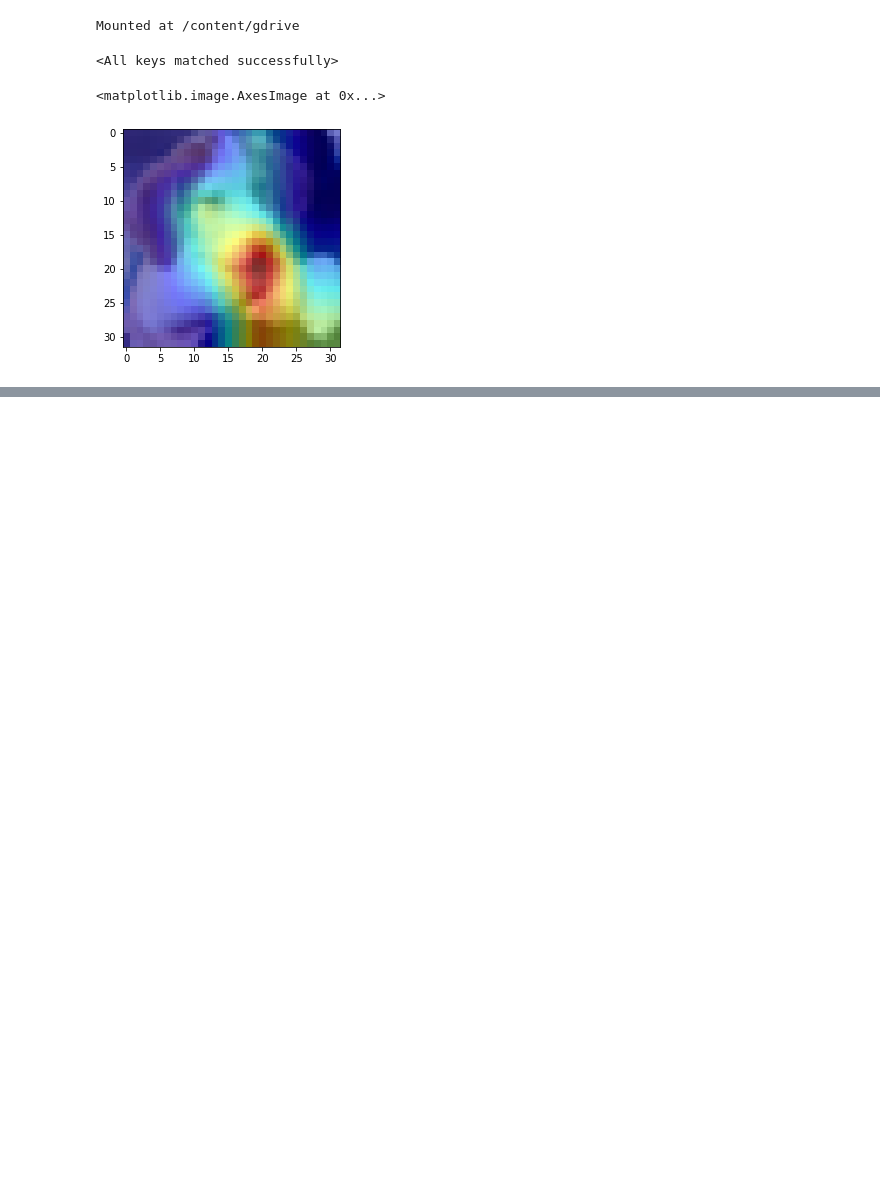
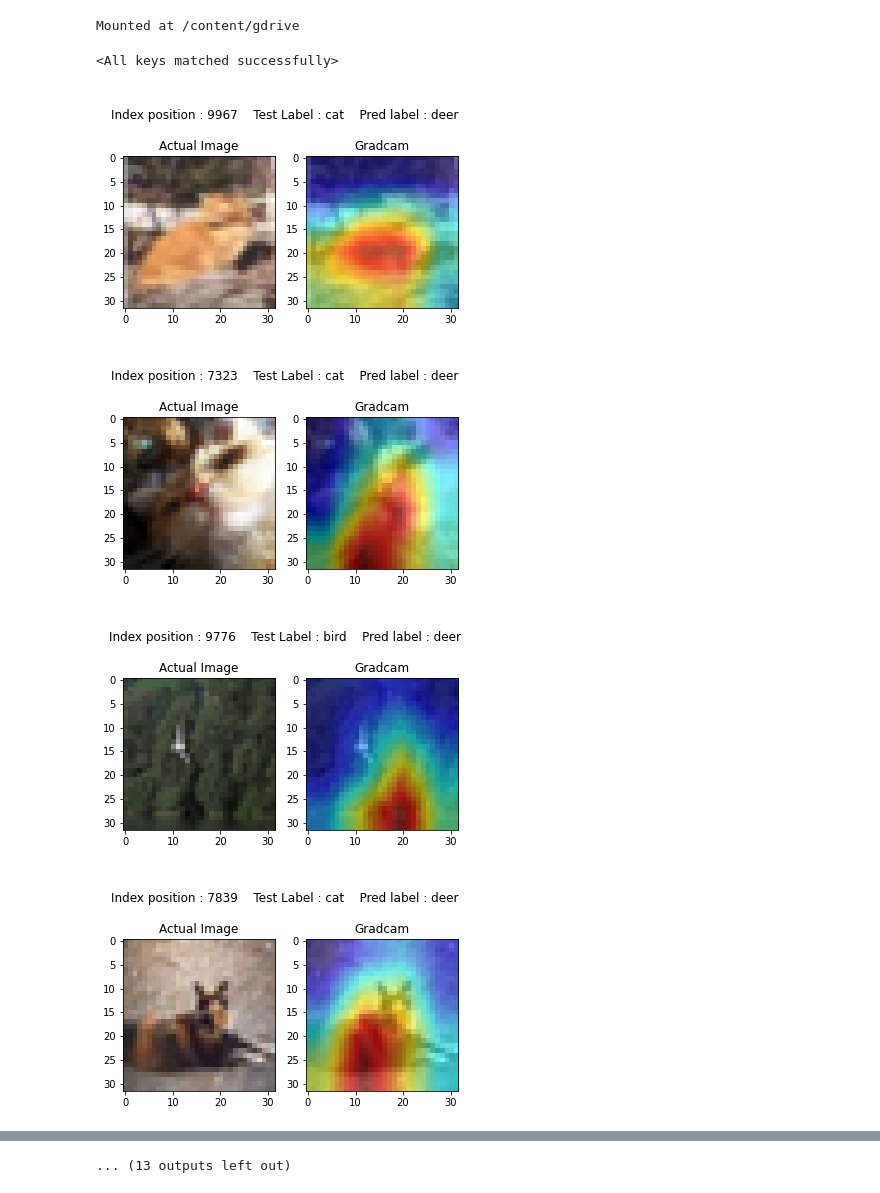
Before and after one commit to bikash-bhoi/eva4, a Jupyter notebook: Session10/Session_10_CIFAR_gradcam.ipynb, the cells around one changed output, grey strips where cells are left out. Drawn from its saved outputs; the diff is of its cells as text; code cells hidden in the pictures; blank space fills up the shorter version.

```diff
--- a/Session10/Session_10_CIFAR_gradcam.ipynb
+++ b/Session10/Session_10_CIFAR_gradcam.ipynb
@@ -192,16 +193,15 @@ model.load_state_dict(torch.load(PATH))
 # %% [output]
 Mounted at /content/gdrive
 <All keys matched successfully>
-# %%
-
-from utils.gradcam import grad_cam
-img=testset.data[16]
-layer= 'layer4'
-
-cam = grad_cam(img, model, layer)
-cam = torch.stack(cam)[4]
-cam = np.transpose(cam, (1, 2, 0))
-plt.imshow(cam)
-# %% [output]
-<matplotlib.image.AxesImage at 0x...>
-[figure, removed]
+# %%
+device= 'cuda' if torch.cuda.is_available() else 'cpu'
+pred = predict(model,device,test_loader)
+correct,missclassified = get_misclassified(pred,testset.targets)
+
+layer='layer4'
+gradcam_plot(layer,model,missclassified,25,testset,classes)
+# %% [output]
+[figure, added]
+[figure, added]
+[figure, added]
+[figure, added]
@@ -207,0 +216 @@ plt.imshow(cam)
+... (13 outputs left out)
```
Also changed, not shown: parts of 9 cells of this notebook.
